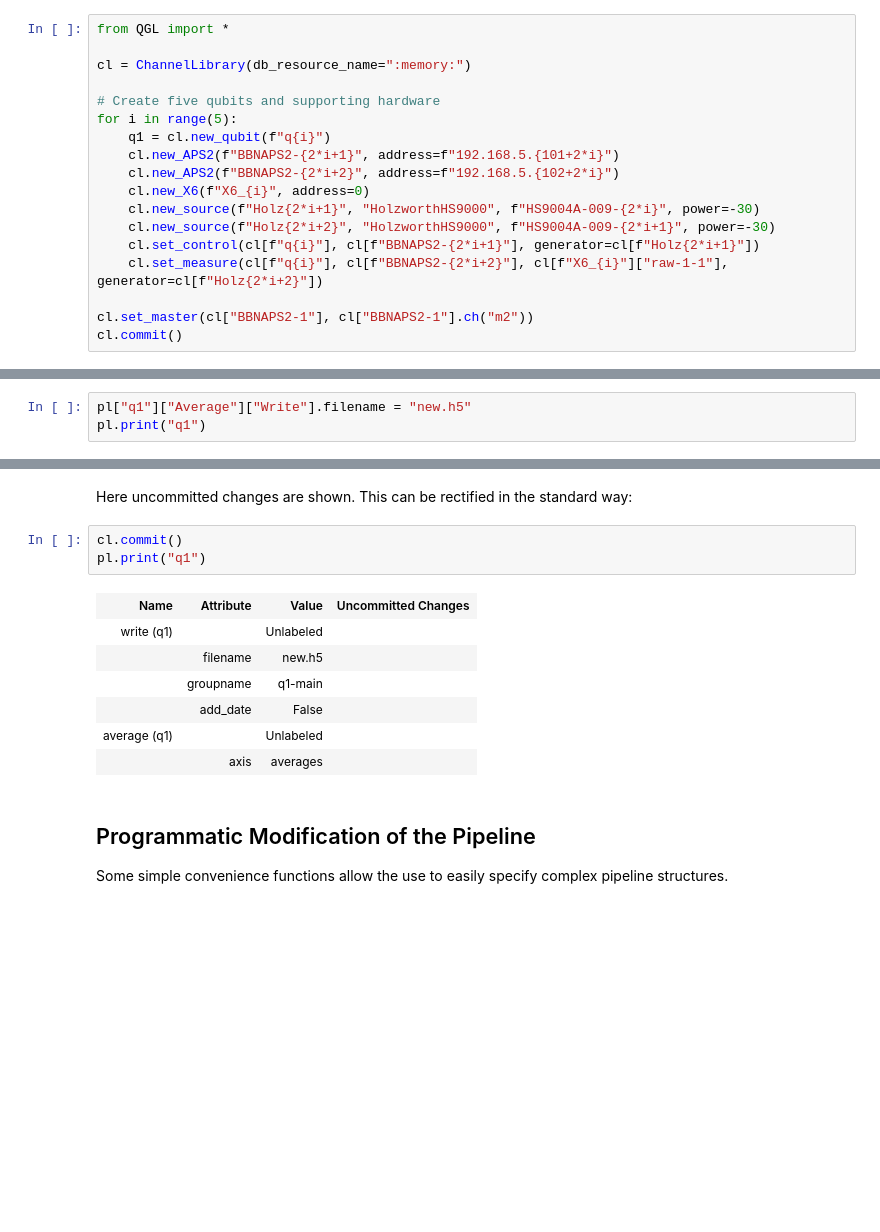
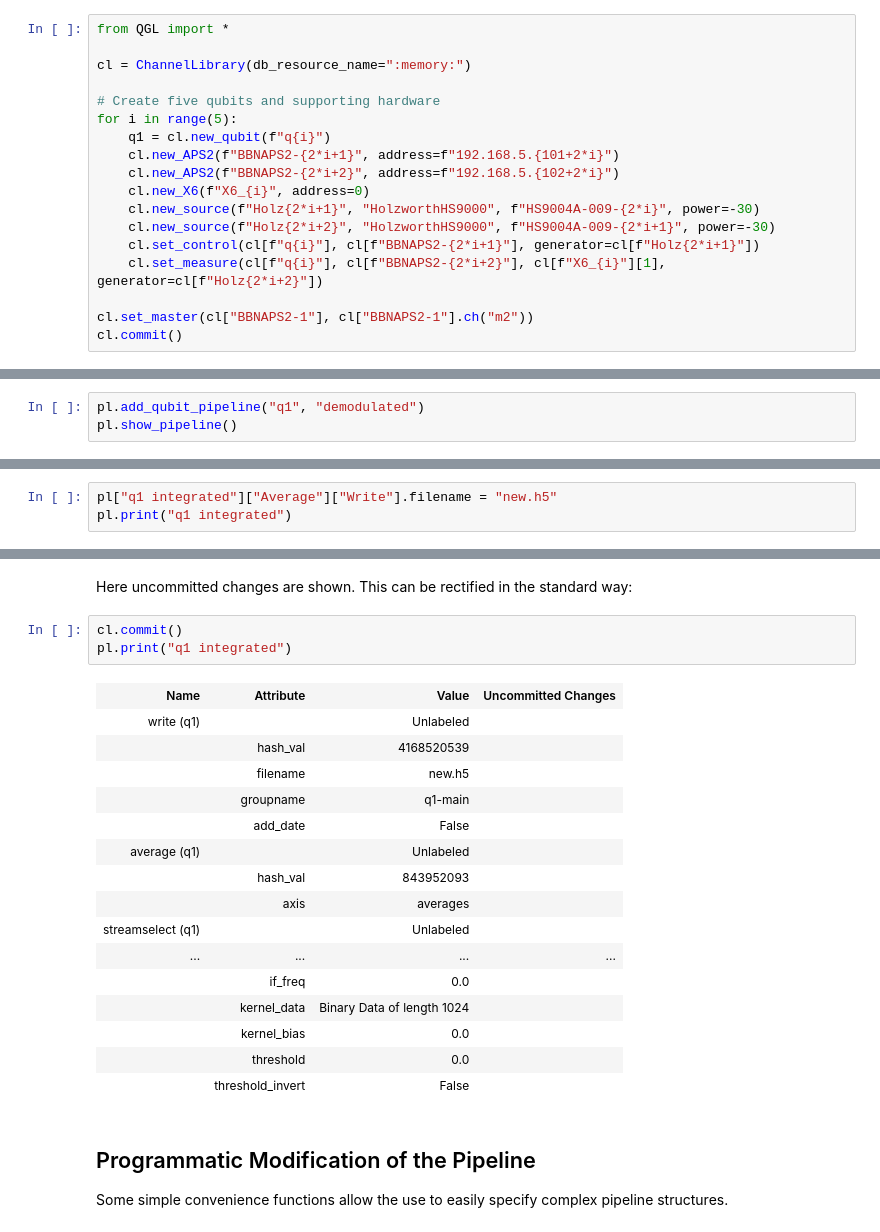
Before and after one commit to BBN-Q/Auspex, a Jupyter notebook: doc/examples/Example-Q3.ipynb, the cells around one changed output, grey strips where cells are left out. Drawn from its saved outputs; the diff is of its cells as text; blank space fills up the shorter version.

```diff
--- a/doc/examples/Example-Q3.ipynb
+++ b/doc/examples/Example-Q3.ipynb
@@ -19,7 +19,7 @@ for i in range(5):
     cl.new_source(f"Holz{2*i+1}", "HolzworthHS9000", f"HS9004A-009-{2*i}", power=-30)
     cl.new_source(f"Holz{2*i+2}", "HolzworthHS9000", f"HS9004A-009-{2*i+1}", power=-30)
     cl.set_control(cl[f"q{i}"], cl[f"BBNAPS2-{2*i+1}"], generator=cl[f"Holz{2*i+1}"])
-    cl.set_measure(cl[f"q{i}"], cl[f"BBNAPS2-{2*i+2}"], cl[f"X6_{i}"]["raw-1-1"], generator=cl[f"Holz{2*i+2}"])
+    cl.set_measure(cl[f"q{i}"], cl[f"BBNAPS2-{2*i+2}"], cl[f"X6_{i}"][1], generator=cl[f"Holz{2*i+2}"])
 
 cl.set_master(cl["BBNAPS2-1"], cl["BBNAPS2-1"].ch("m2"))
 cl.commit()
@@ -45,0 +50,3 @@ pl.show_pipeline()
+# %%
+pl.add_qubit_pipeline("q1", "demodulated")
+pl.show_pipeline()
@@ -58,8 +96,8 @@ pl.print("q1")
 # %% [markdown]
 Dictionary access is provided to allow drilling down into the pipelines. One can use the specific label of a filter or simple its type in this access mode:
 # %%
-pl["q1"]["Average"]["Write"].filename = "new.h5"
-pl.print("q1")
+pl["q1 integrated"]["Average"]["Write"].filename = "new.h5"
+pl.print("q1 integrated")
 # %% [output]
 | Name | Attribute | Value | Uncommitted Changes |
 | write (q1) |  | Unlabeled |  |
@@ -72,15 +119,24 @@ pl.print("q1")
 Here uncommitted changes are shown. This can be rectified in the standard way:
 # %%
 cl.commit()
-pl.print("q1")
+pl.print("q1 integrated")
 # %% [output]
 | Name | Attribute | Value | Uncommitted Changes |
 | write (q1) |  | Unlabeled |  |
+|  | hash_val | 4168520539 |  |
 |  | filename | new.h5 |  |
 |  | groupname | q1-main |  |
 |  | add_date | False |  |
 | average (q1) |  | Unlabeled |  |
+|  | hash_val | 843952093 |  |
 |  | axis | averages |  |
+| streamselect (q1) |  | Unlabeled |  |
+| ... | ... | ... | ... |
+|  | if_freq | 0.0 |  |
+|  | kernel_data | Binary Data of length 1024 |  |
+|  | kernel_bias | 0.0 |  |
+|  | threshold | 0.0 |  |
+|  | threshold_invert | False |  |
 # %% [markdown]
 ## Programmatic Modification of the Pipeline
 Some simple convenience functions allow the use to easily specify complex pipeline structures.
```
Also changed, not shown: parts of 22 cells of this notebook.
